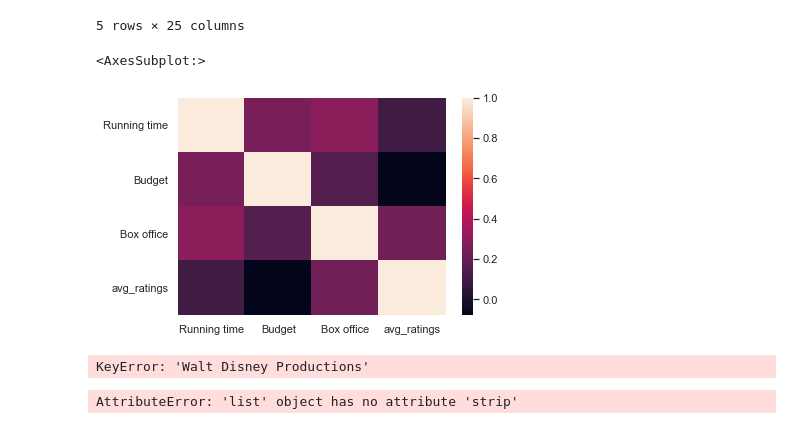
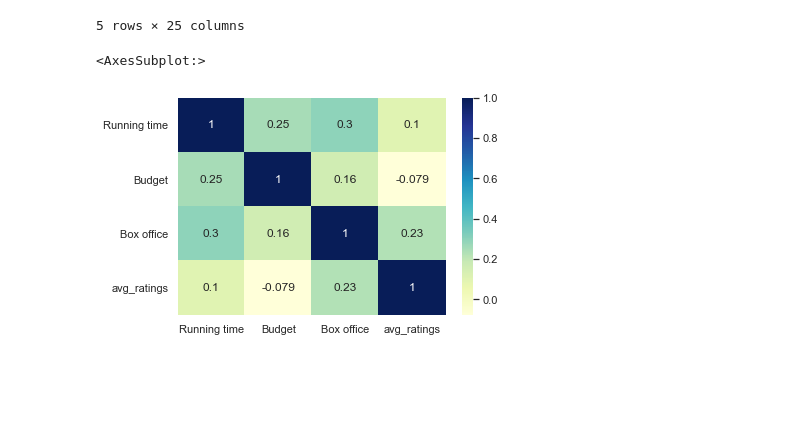
Before and after one commit to Coachsteveee/daily-commit-challenge, a Jupyter notebook: proj.ipynb, the cells around one changed output. Saved outputs shown, nothing was run; the diff lists cells and outputs as text; code cells hidden in the pictures; blank space fills up the shorter version.

```diff
--- a/proj.ipynb
+++ b/proj.ipynb
@@ -356,37 +356,19 @@ disney_.head()
 | 3 | Bedknobs and Broomsticks | Walt Disney Productions | United States | English | 118.0 | 6300000.0 | 17900000.0 | 1971-10-07 | ... |
 | 4 | Freaky Friday | Walt Disney Productions | United States | English | 95.0 | 5000000.0 | 36000000.0 | 1976-12-20 | ... |
 5 rows × 25 columns
-# %%
-rb = disney_.corr()
-to_drop=['imdb','imdb2','rotten_tomatoes2', 'metascore', 'Year']
-
-rb.drop(to_drop, inplace=True, axis=1)
-rb.drop(to_drop, inplace=True, axis=0)
-rb
-
-sns.heatmap(rb)
-# %% [output]
-<AxesSubplot:>
-[figure, removed]
-# %%
-x=[
-dp = disney_['Production company']
-
-for i in dp:
-    if ',' in dp[i]:
-        j = dp[i].split(',')
-        x.append(j)
-# %% [output]
-KeyError: 'Walt Disney Productions'
-# %%
-t = list(dp[5])
-
-t = ''.join(t)
-
-t = t.strip("[],''")
-
-t = list(t)
-
-t = ''.join(t)
-# %% [output]
-AttributeError: 'list' object has no attribute 'strip'
+# %%
+rb = disney_.corr()
+to_drop=['imdb','imdb2','rotten_tomatoes2', 'metascore', 'Year']
+
+rb.drop(to_drop, inplace=True, axis=1)
+rb.drop(to_drop, inplace=True, axis=0)
+
+
+sns.heatmap(rb, annot=True, cmap='YlGnBu')
+
+#note how theres positive corr between budget n box office,avg_ratings n box office and running time and box office n budget which makes sense higher running time, higher the budget and so forth
+
+#as for negative correlations which onluy occurs once btwn budget and avg_ratings, nearly insignificant but there, as budget increases the avg_ratings reduce weird but i think this is affected by the data presented note disney_['Budget'][2] is 4.4 whereas others have various zeros
+# %% [output]
+<AxesSubplot:>
+[figure, added]
```
Also changed, not shown: parts of 5 cells of this notebook.
